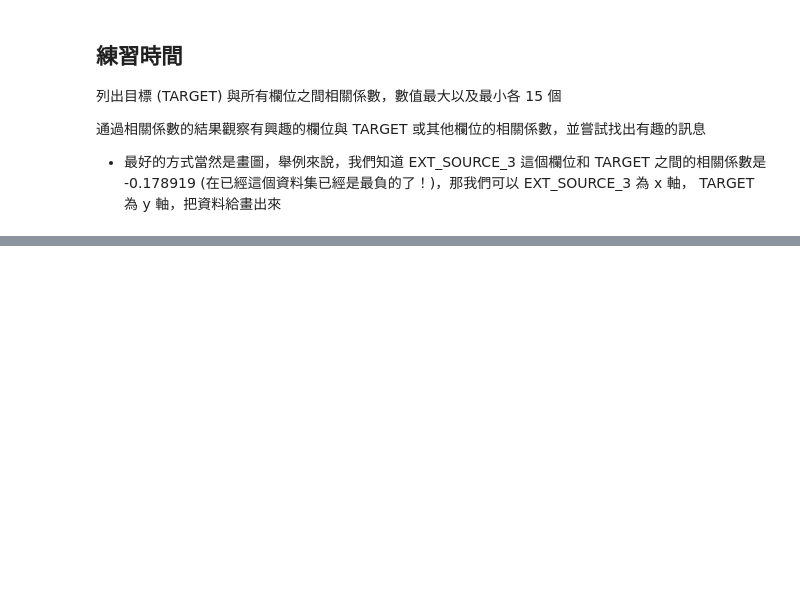
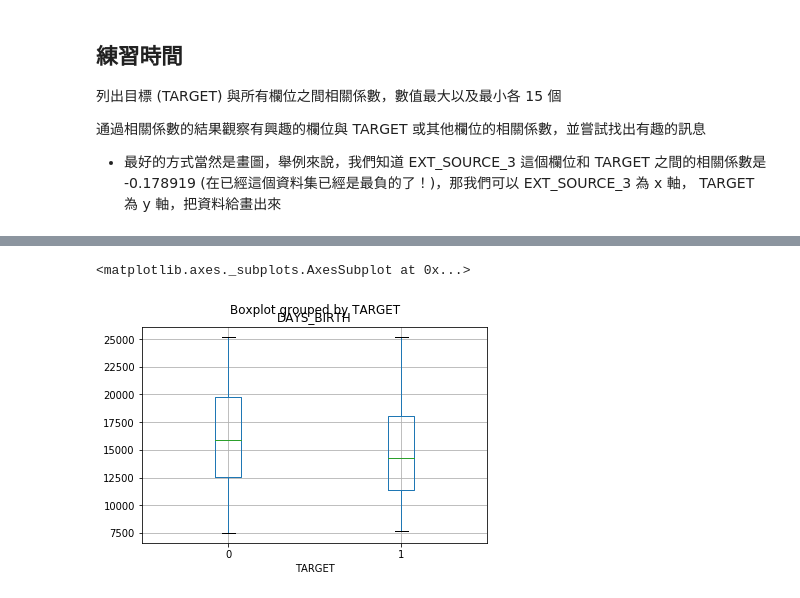
Before and after one commit to jttsai1994/4th-ML100Days, a Jupyter notebook: homework/Day_015_HW.ipynb, the cells around one changed output, grey strips where cells are left out. Drawn from its saved outputs; the diff is of its cells as text; code cells hidden in the pictures; blank space fills up the shorter version.

```diff
--- a/homework/Day_015_HW.ipynb
+++ b/homework/Day_015_HW.ipynb
@@ -107,0 +123,5 @@ plt.show()
+# %%
+app_train.boxplot(by='TARGET', column='DAYS_BIRTH')
+# %% [output]
+<matplotlib.axes._subplots.AxesSubplot at 0x...>
+[figure, added]
```
Also changed, not shown: parts of 4 cells of this notebook.
